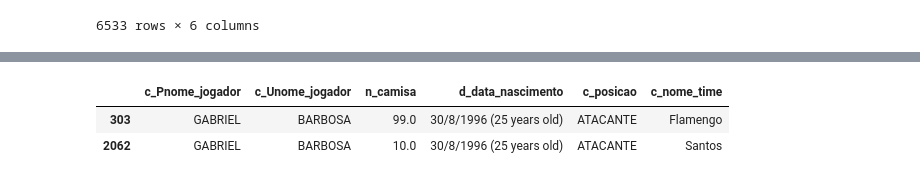
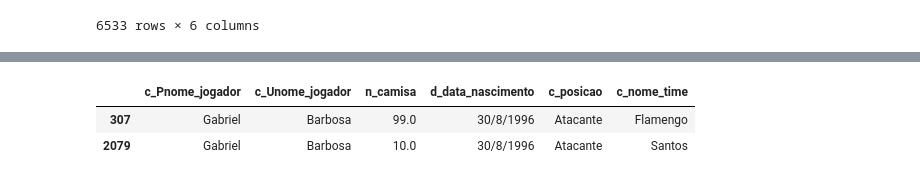
Before and after one commit to ArtOliv/Futebol-web-application, a Jupyter notebook: Data-base/Data_nasc.ipynb, the cells around one changed output, grey strips where cells are left out. Saved outputs shown, nothing was run; the diff lists cells and outputs as text; code cells hidden in the pictures.

```diff
--- a/Data-base/Data_nasc.ipynb
+++ b/Data-base/Data_nasc.ipynb
@@ -185,9 +185,9 @@ Total de jogadores com data de nascimento: 1858
 # %%
-display(df_final[(df_final["c_Pnome_jogador"] == "GABRIEL") & (df_final["c_Unome_jogador"] == "BARBOSA")])
+display(df_final[(df_final["c_Pnome_jogador"] == "Gabriel") & (df_final["c_Unome_jogador"] == "Barbosa")])
 # %% [output]
 |  | c_Pnome_jogador | c_Unome_jogador | n_camisa | d_data_nascimento | c_posicao | c_nome_time |
-| 303 | GABRIEL | BARBOSA | 99.0 | 30/8/1996 (25 years old) | ATACANTE | Flamengo |
-| 2062 | GABRIEL | BARBOSA | 10.0 | 30/8/1996 (25 years old) | ATACANTE | Santos |
+| 307 | Gabriel | Barbosa | 99.0 | 30/8/1996 | Atacante | Flamengo |
+| 2079 | Gabriel | Barbosa | 10.0 | 30/8/1996 | Atacante | Santos |
 # %%
 display(df_final[df_final["c_Unome_jogador"] == "ARRASCAETA"])
 # %% [output]
```
Also changed, not shown: parts of 5 cells of this notebook, 8 other files.
